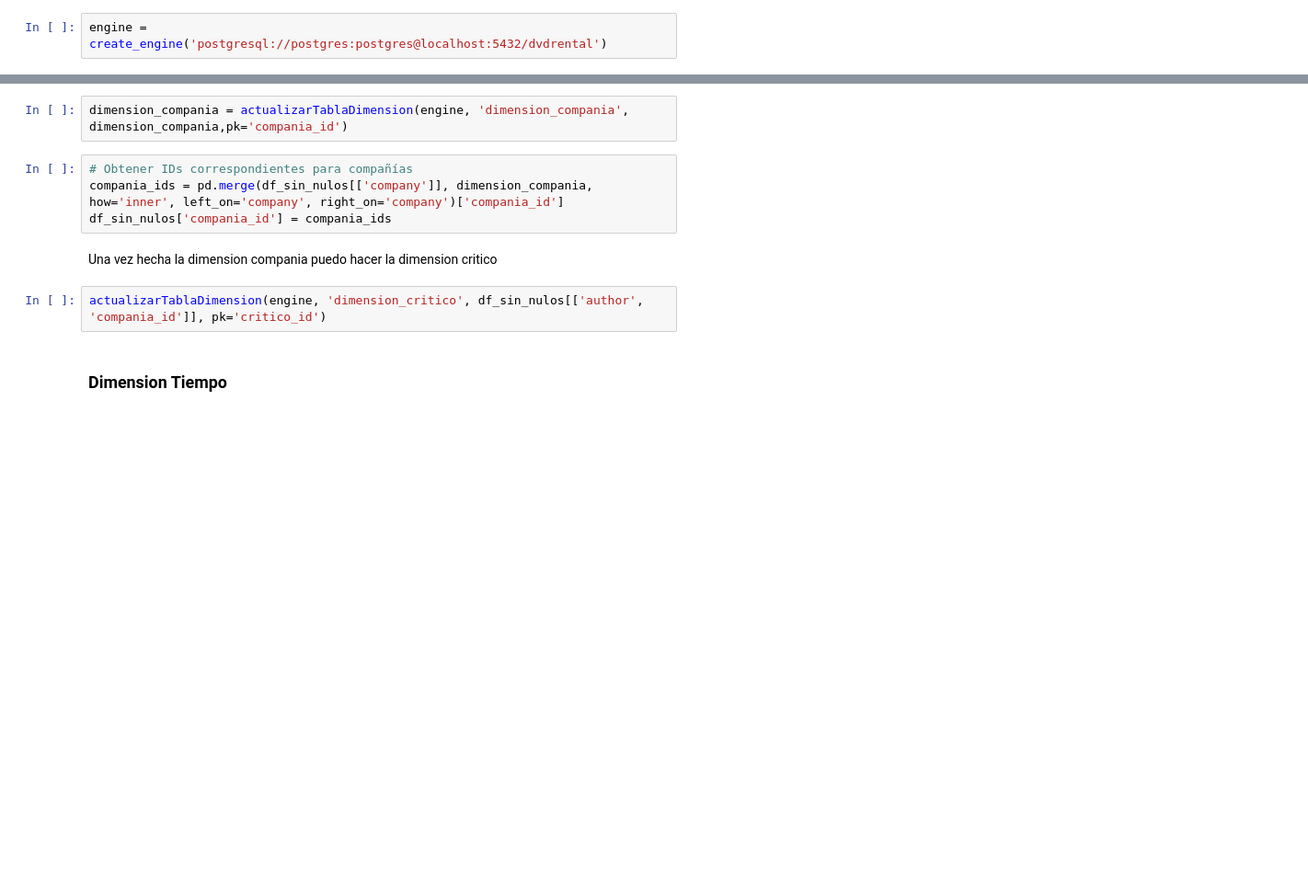
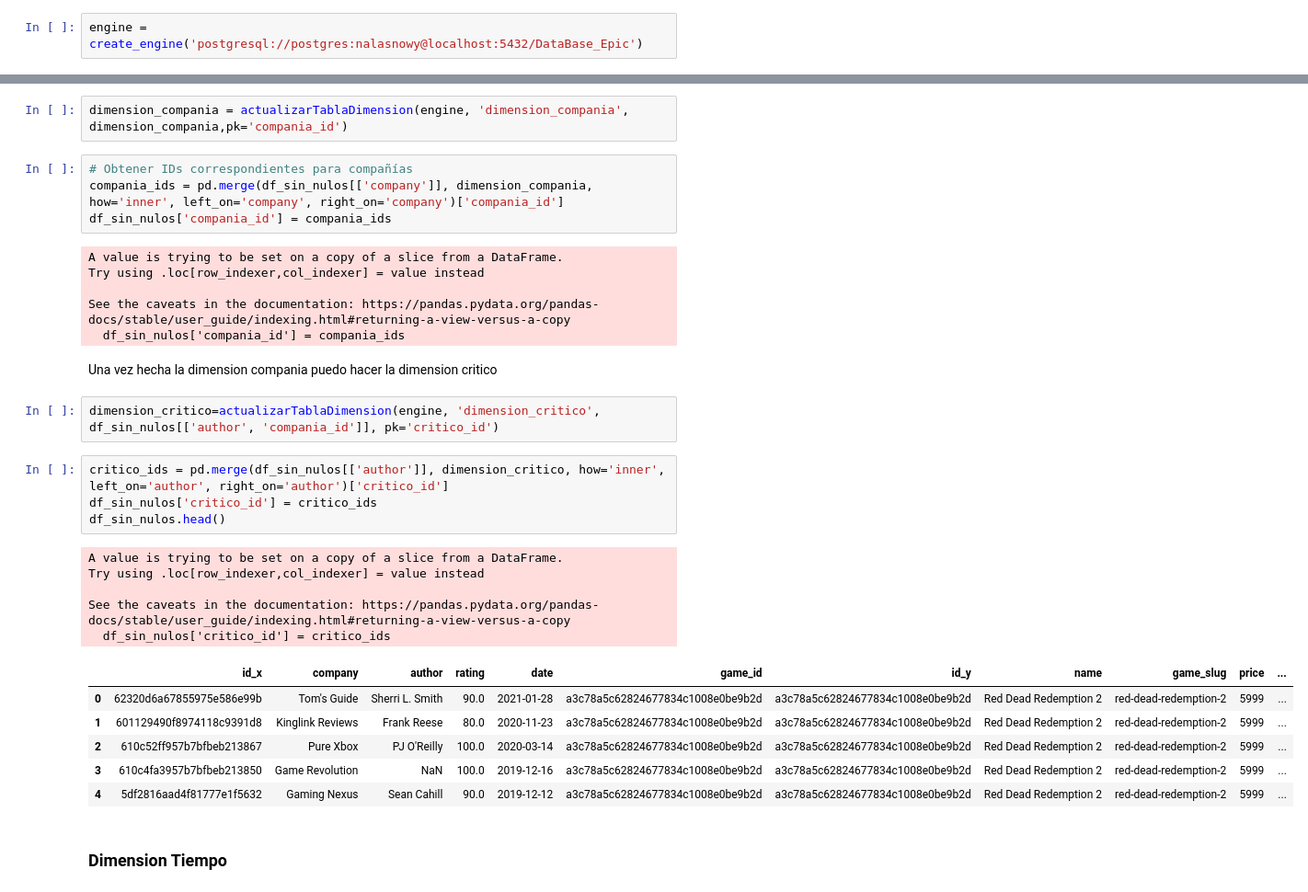
Before and after one commit to EnzoRD/TP_BDM, a Jupyter notebook: etl.ipynb, the cells around one changed output, grey strips where cells are left out. Shown: that part at 92% size. Cells and saved outputs as stored; diff of their text form; blank space fills up the shorter version.

```diff
--- a/etl.ipynb
+++ b/etl.ipynb
@@ -40,7 +40,7 @@ def actualizarTablaDimension(engine, table, data, pk="id"):
 # %% [markdown]
 ## Conección a la base de datos
 # %%
-engine = create_engine('postgresql://postgres:postgres@localhost:5432/dvdrental')
+engine = create_engine('postgresql://postgres:nalasnowy@localhost:5432/DataBase_Epic')
 # %% [markdown]
 ## Carga y acondicionamiento de datos de los csv games y opne_critic
 # %%
@@ -230,10 +246,32 @@ dimension_compania = actualizarTablaDimension(engine, 'dimension_compania', dime
 # Obtener IDs correspondientes para compañías
 compania_ids = pd.merge(df_sin_nulos[['company']], dimension_compania, how='inner', left_on='company', right_on='company')['compania_id']
 df_sin_nulos['compania_id'] = compania_ids
+# %% [output]
+A value is trying to be set on a copy of a slice from a DataFrame.
+Try using .loc[row_indexer,col_indexer] = value instead
+
+See the caveats in the documentation: https://pandas.pydata.org/pandas-docs/stable/user_guide/indexing.html#returning-a-view-versus-a-copy
+  df_sin_nulos['compania_id'] = compania_ids
 # %% [markdown]
 Una vez hecha la dimension compania puedo hacer la dimension critico
 # %%
-actualizarTablaDimension(engine, 'dimension_critico', df_sin_nulos[['author', 'compania_id']], pk='critico_id')
+dimension_critico=actualizarTablaDimension(engine, 'dimension_critico', df_sin_nulos[['author', 'compania_id']], pk='critico_id')
+# %%
+critico_ids = pd.merge(df_sin_nulos[['author']], dimension_critico, how='inner', left_on='author', right_on='author')['critico_id']
+df_sin_nulos['critico_id'] = critico_ids
+df_sin_nulos.head()
+# %% [output]
+A value is trying to be set on a copy of a slice from a DataFrame.
+Try using .loc[row_indexer,col_indexer] = value instead
+
+See the caveats in the documentation: https://pandas.pydata.org/pandas-docs/stable/user_guide/indexing.html#returning-a-view-versus-a-copy
+  df_sin_nulos['critico_id'] = critico_ids
+|  | id_x | company | author | rating | date | game_id | id_y | name | game_slug | price | ... |
+| 0 | 62320d6a67855975e586e99b | Tom's Guide | Sherri L. Smith | 90.0 | 2021-01-28 | a3c78a5c62824677834c1008e0be9b2d | a3c78a5c62824677834c1008e0be9b2d | Red Dead Redemption 2 | red-dead-redemption-2 | 5999 | ... |
+| 1 | 601129490f8974118c9391d8 | Kinglink Reviews | Frank Reese | 80.0 | 2020-11-23 | a3c78a5c62824677834c1008e0be9b2d | a3c78a5c62824677834c1008e0be9b2d | Red Dead Redemption 2 | red-dead-redemption-2 | 5999 | ... |
+| 2 | 610c52ff957b7bfbeb213867 | Pure Xbox | PJ O'Reilly | 100.0 | 2020-03-14 | a3c78a5c62824677834c1008e0be9b2d | a3c78a5c62824677834c1008e0be9b2d | Red Dead Redemption 2 | red-dead-redemption-2 | 5999 | ... |
+| 3 | 610c4fa3957b7bfbeb213850 | Game Revolution | NaN | 100.0 | 2019-12-16 | a3c78a5c62824677834c1008e0be9b2d | a3c78a5c62824677834c1008e0be9b2d | Red Dead Redemption 2 | red-dead-redemption-2 | 5999 | ... |
+| 4 | 5df2816aad4f81777e1f5632 | Gaming Nexus | Sean Cahill | 90.0 | 2019-12-12 | a3c78a5c62824677834c1008e0be9b2d | a3c78a5c62824677834c1008e0be9b2d | Red Dead Redemption 2 | red-dead-redemption-2 | 5999 | ... |
 # %% [markdown]
 ### Dimension Tiempo
 # %%
```
Also changed, not shown: parts of 4 cells of this notebook.
